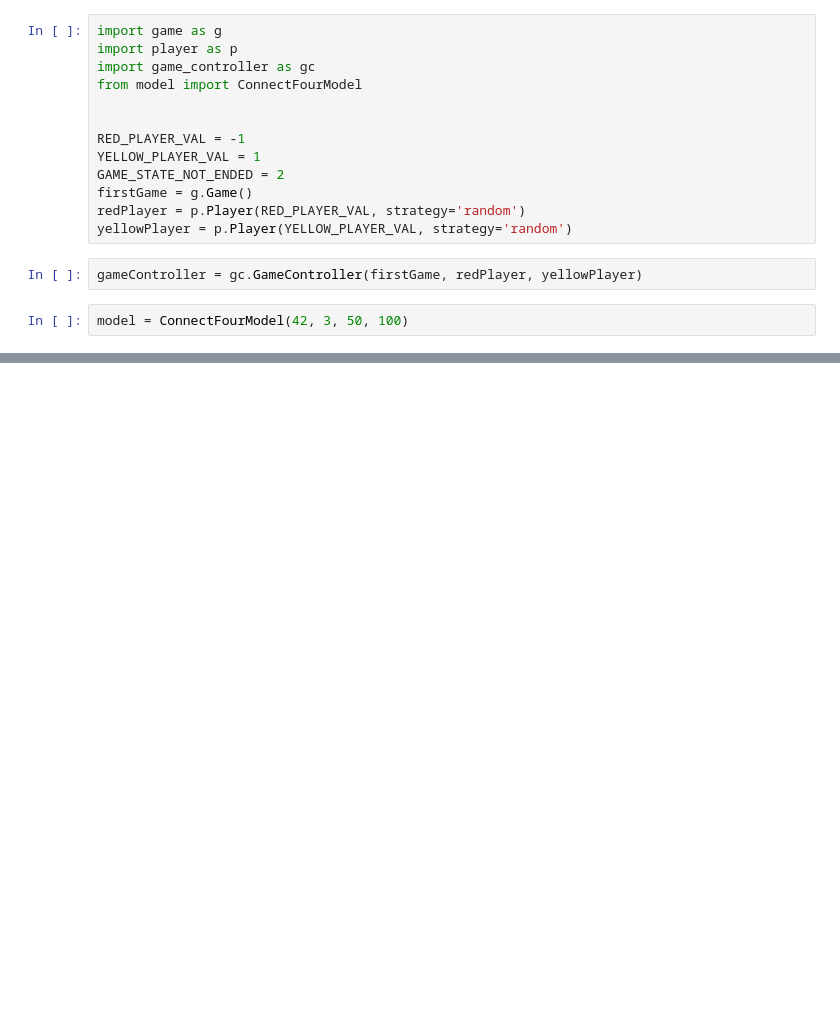
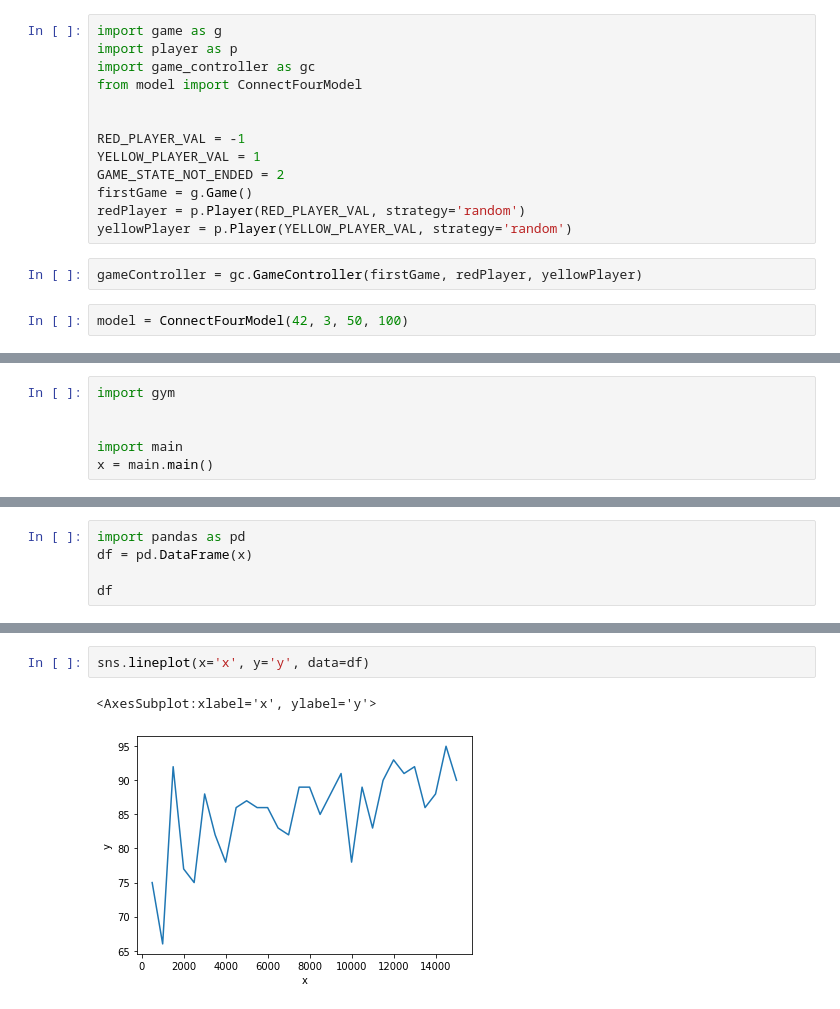
Before and after one commit to sohanasarah/CP8319CPS824Connect4, a Jupyter notebook: Untitled.ipynb, the cells around one changed output, grey strips where cells are left out. Cells and saved outputs as stored; diff of their text form; blank space fills up the shorter version.

```diff
--- a/Untitled.ipynb
+++ b/Untitled.ipynb
@@ -83,0 +60,6 @@ Playing with both players with random strategies
+# %%
+import gym
+
+
+import main
+x = main.main()
@@ -83,0 +101,5 @@ Playing with both players with random strategies
+# %%
+import pandas as pd
+df = pd.DataFrame(x)
+
+df
@@ -83,0 +158,5 @@ Playing with both players with random strategies
+# %%
+sns.lineplot(x='x', y='y', data=df)
+# %% [output]
+<AxesSubplot:xlabel='x', ylabel='y'>
+[figure, added]
```
Also changed, not shown: parts of 21 cells of this notebook, 7 other files.
